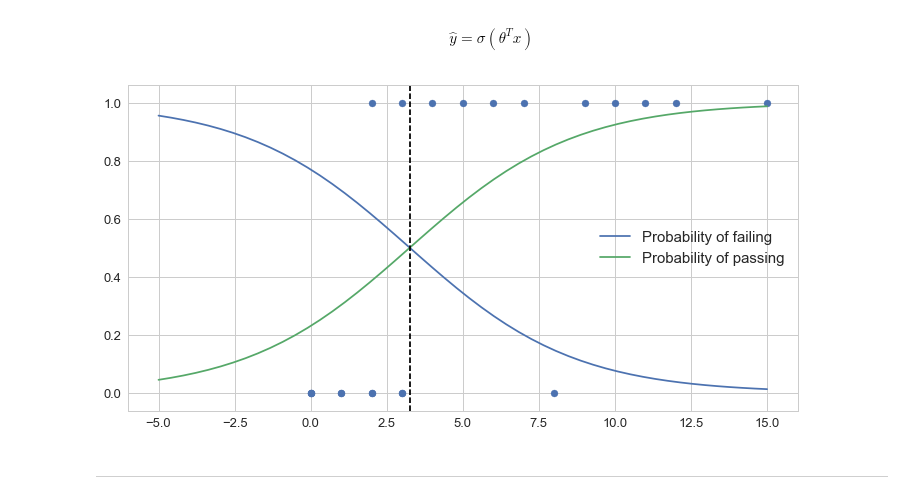
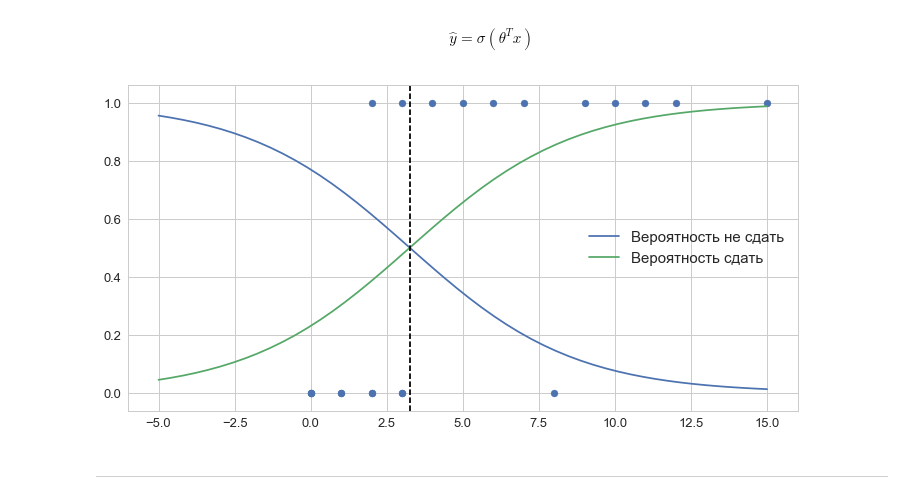
Before and after one commit to olferuk/MLSummerSchool, a Jupyter notebook: 04.1. Логистическая регрессия - Теория.ipynb, the cells around one changed output. Drawn from its saved outputs; the diff is of its cells as text; code cells hidden in the pictures.

```diff
--- a/04.1. Логистическая регрессия - Теория.ipynb
+++ b/04.1. Логистическая регрессия - Теория.ipynb
@@ -90,12 +92,12 @@ y_test = clf.predict_proba(X_test)
 # %%
 plt.figure(figsize=(12, 6));
 plt.scatter(df.seasons, df.failed, label=None);
-plt.plot(X_test.ravel(), y_test[:, 0].ravel(), label="Probability of failing");
-plt.plot(X_test.ravel(), y_test[:, 1].ravel(), label="Probability of passing");
+plt.plot(X_test.ravel(), y_test[:, 0].ravel(), label="Вероятность не сдать");
+plt.plot(X_test.ravel(), y_test[:, 1].ravel(), label="Вероятность сдать");
 plt.axvline(x=3.28, c='black', ls='--');
 plt.legend();
 # %% [output]
-[figure, old version]
+[figure, new version]
 # %% [markdown]
 ---
 # %% [markdown]
```
Also changed, not shown: parts of 9 cells of this notebook, 19 other files.
